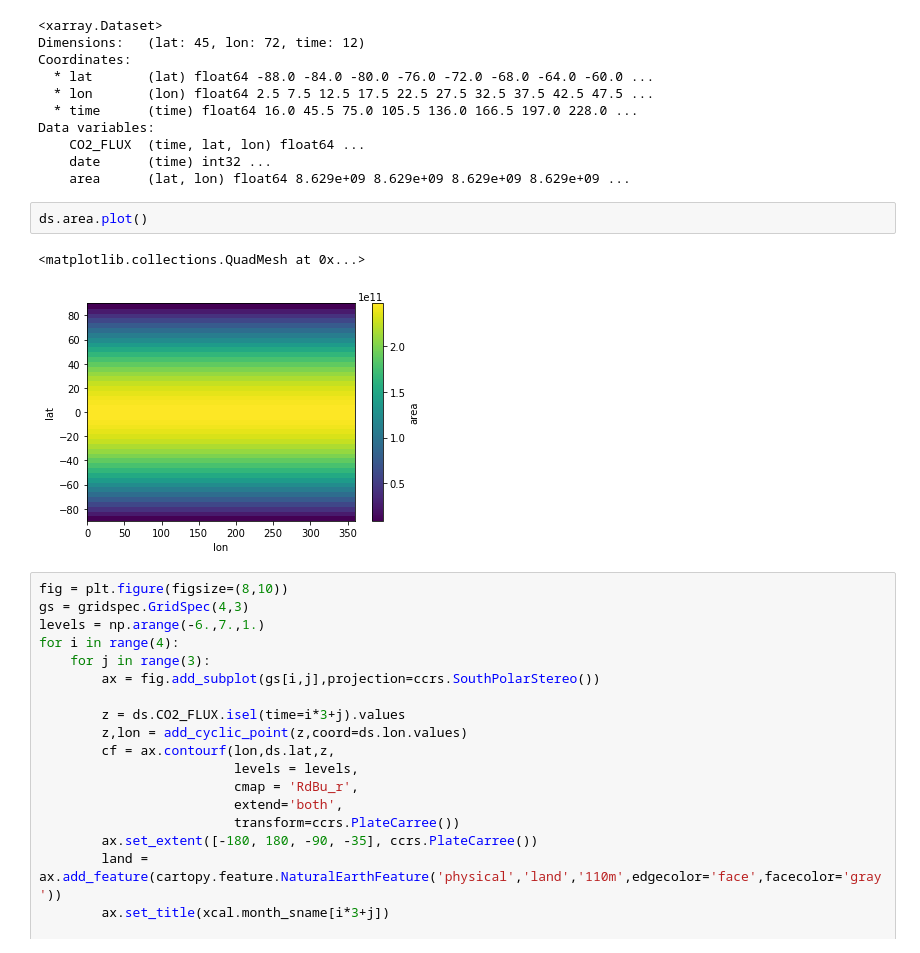
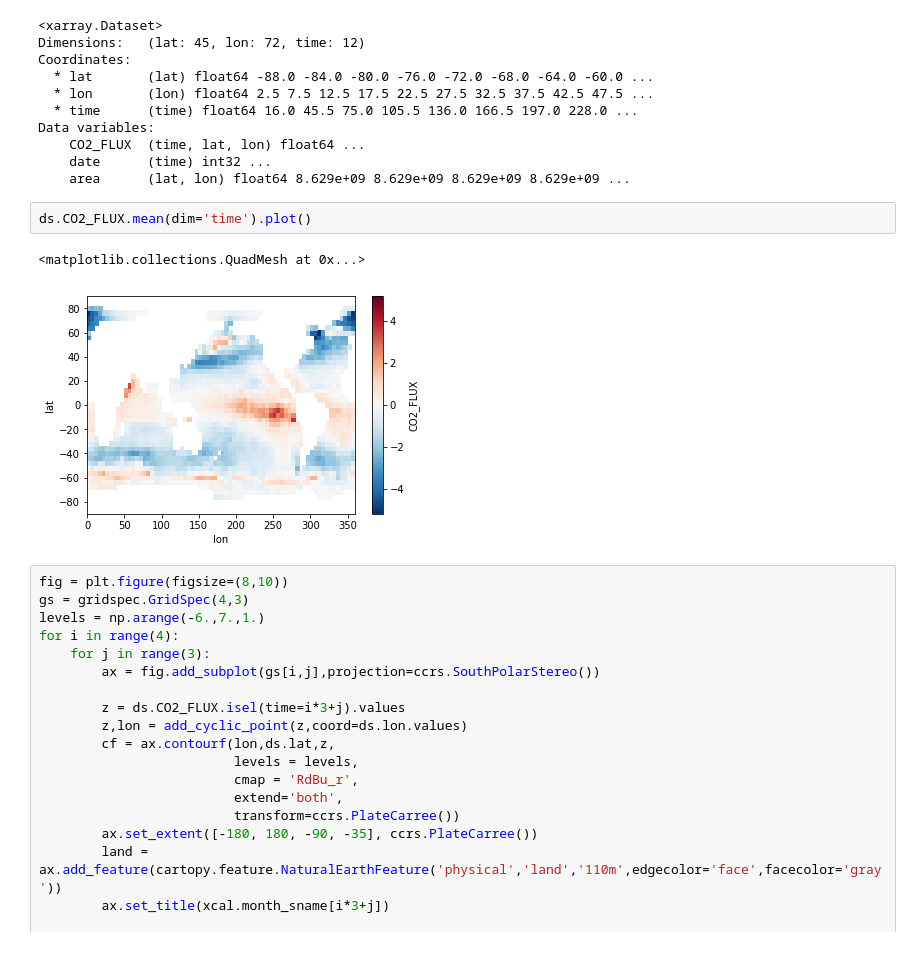
Before and after one commit to matt-long/orcas, a Jupyter notebook: takahashi_2009.ipynb, the cells around one changed output. Drawn from its saved outputs; the diff is of its cells as text.

```diff
--- a/takahashi_2009.ipynb
+++ b/takahashi_2009.ipynb
@@ -41,11 +41,11 @@ Data variables:
     CO2_FLUX  (time, lat, lon) float64 ...
     date      (time) int32 ...
     area      (lat, lon) float64 8.629e+09 8.629e+09 8.629e+09 8.629e+09 ...
-# %%
-ds.area.plot()
-# %% [output]
-<matplotlib.collections.QuadMesh at 0x...>
-[figure, removed]
+# %%
+ds.CO2_FLUX.mean(dim='time').plot()
+# %% [output]
+<matplotlib.collections.QuadMesh at 0x...>
+[figure, added]
 # %%
 fig = plt.figure(figsize=(8,10))
 gs = gridspec.GridSpec(4,3)
```
Also changed, not shown: 4 other files.
